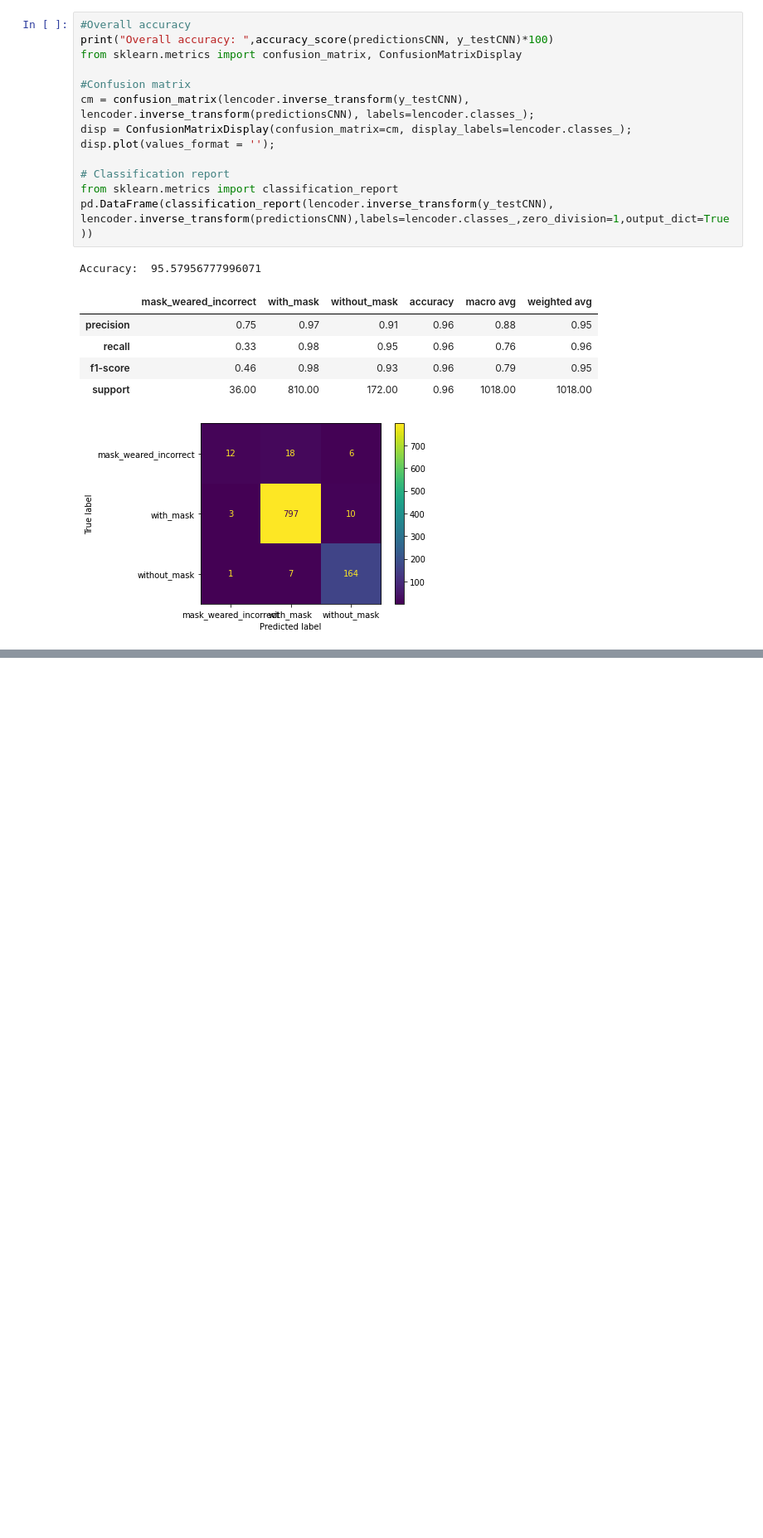
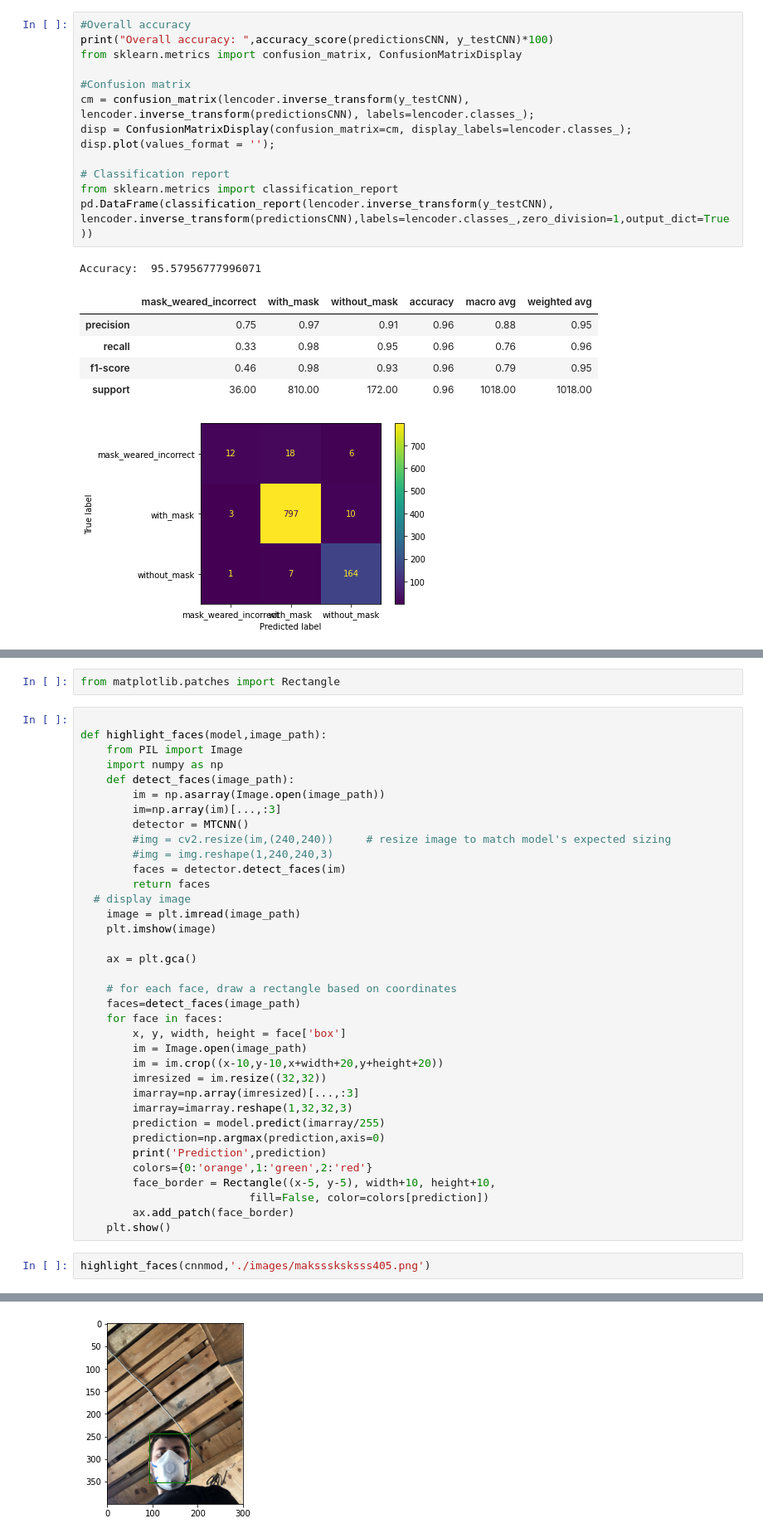
Before and after one commit to mlukan/GDA3B2021, a Jupyter notebook: ProjectFaceMask/facemask_SVM_CNN.ipynb, the cells around one changed output, grey strips where cells are left out. Shown at 83% size. Cells and saved outputs as stored; diff of their text form; blank space fills up the shorter version.

```diff
--- a/ProjectFaceMask/facemask_SVM_CNN.ipynb
+++ b/ProjectFaceMask/facemask_SVM_CNN.ipynb
@@ -377,0 +531,41 @@ Accuracy:  95.57956777996071
+# %%
+from matplotlib.patches import Rectangle
+# %%
+
+def highlight_faces(model,image_path):
+    from PIL import Image
+    import numpy as np
+    def detect_faces(image_path):
+        im = np.asarray(Image.open(image_path))
+        im=np.array(im)[...,:3]
+        detector = MTCNN()
+        #img = cv2.resize(im,(240,240))     # resize image to match model's expected sizing
+        #img = img.reshape(1,240,240,3)
+        faces = detector.detect_faces(im)
+        return faces
+  # display image
+    image = plt.imread(image_path)
+    plt.imshow(image)
+
+    ax = plt.gca()
+
+    # for each face, draw a rectangle based on coordinates
+    faces=detect_faces(image_path)
+    for face in faces:
+        x, y, width, height = face['box']
+        im = Image.open(image_path)
+        im = im.crop((x-10,y-10,x+width+20,y+height+20))
+        imresized = im.resize((32,32))
+        imarray=np.array(imresized)[...,:3]
+        imarray=imarray.reshape(1,32,32,3)
+        prediction = model.predict(imarray/255)
+        prediction=np.argmax(prediction,axis=0)
+        print('Prediction',prediction)
+        colors={0:'orange',1:'green',2:'red'}
+        face_border = Rectangle((x-5, y-5), width+10, height+10,
+                          fill=False, color=colors[prediction])
+        ax.add_patch(face_border)
+    plt.show()
+# %%
+highlight_faces(cnnmod,'./images/maksssksksss405.png')
+# %% [output]
@@ -377,0 +575 @@ Accuracy:  95.57956777996071
+[figure, added]
```
Also changed, not shown: parts of 21 cells of this notebook, 2 other files.
